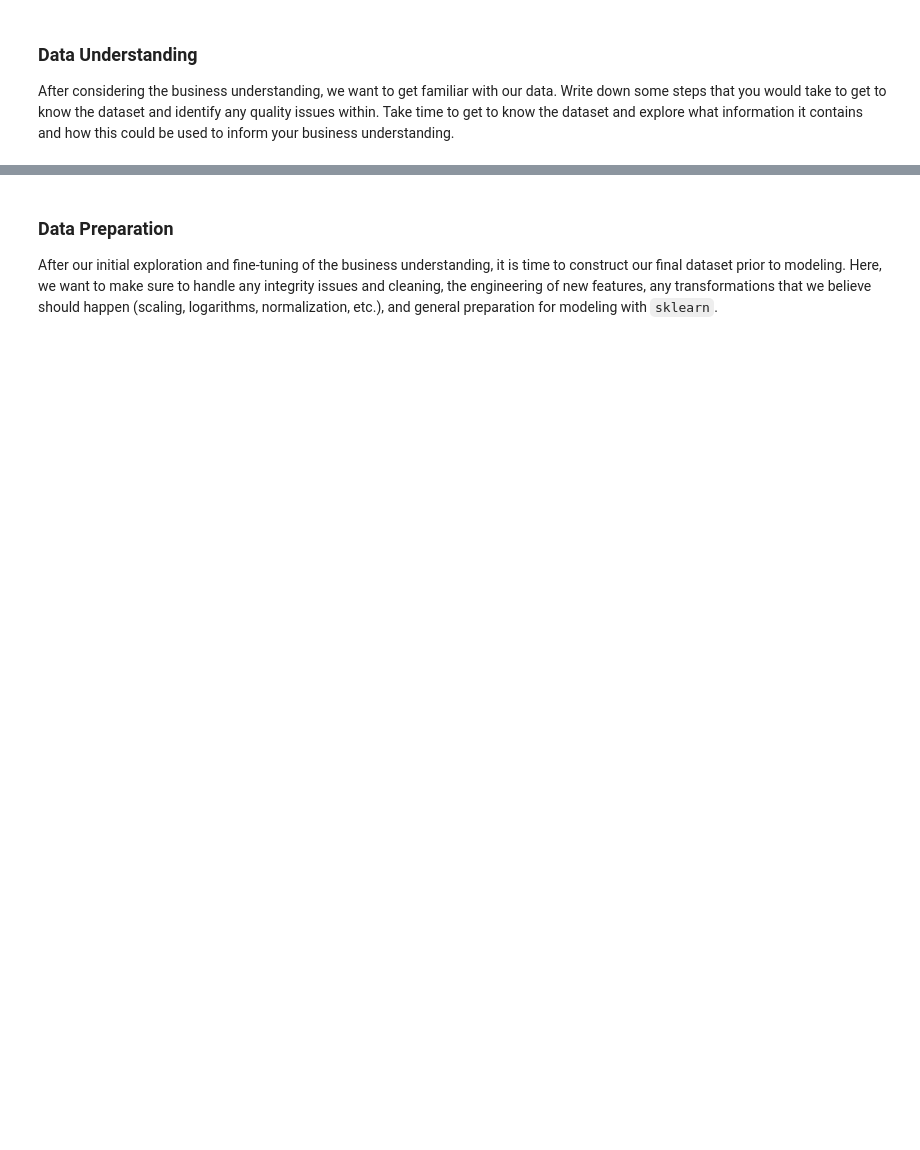
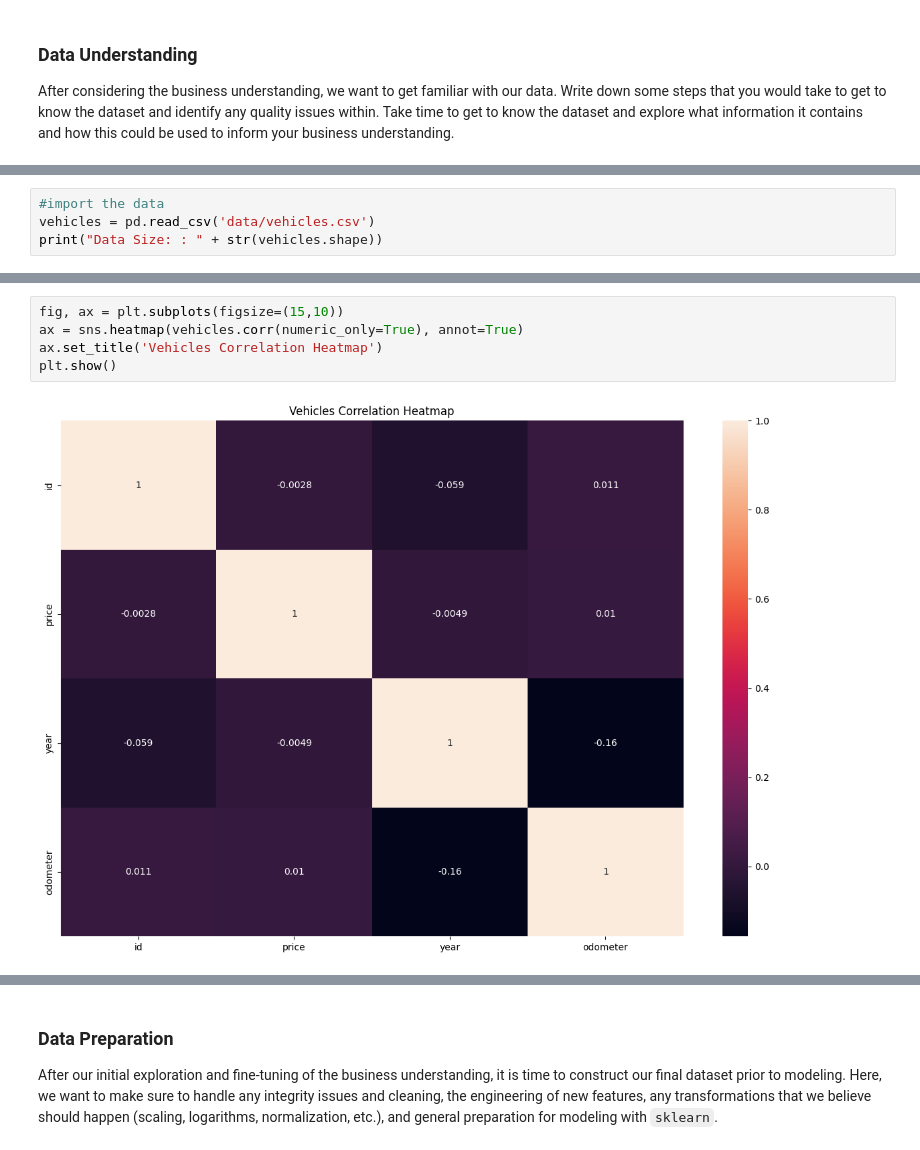
Before and after one commit to purnachand1186/car_price_analysis, a Jupyter notebook: prompt_II.ipynb, the cells around one changed output, grey strips where cells are left out. Cells and saved outputs as stored; diff of their text form; blank space fills up the shorter version.

```diff
--- a/prompt_II.ipynb
+++ b/prompt_II.ipynb
@@ -27,0 +54,4 @@ After considering the business understanding, we want to get familiar with our d
+# %%
+#import the data
+vehicles = pd.read_csv('data/vehicles.csv')
+print("Data Size: : " + str(vehicles.shape))
@@ -27,0 +165,7 @@ After considering the business understanding, we want to get familiar with our d
+# %%
+fig, ax = plt.subplots(figsize=(15,10))
+ax = sns.heatmap(vehicles.corr(numeric_only=True), annot=True)
+ax.set_title('Vehicles Correlation Heatmap')
+plt.show()
+# %% [output]
+[figure, added]
```
Also changed, not shown: parts of 46 cells of this notebook.
